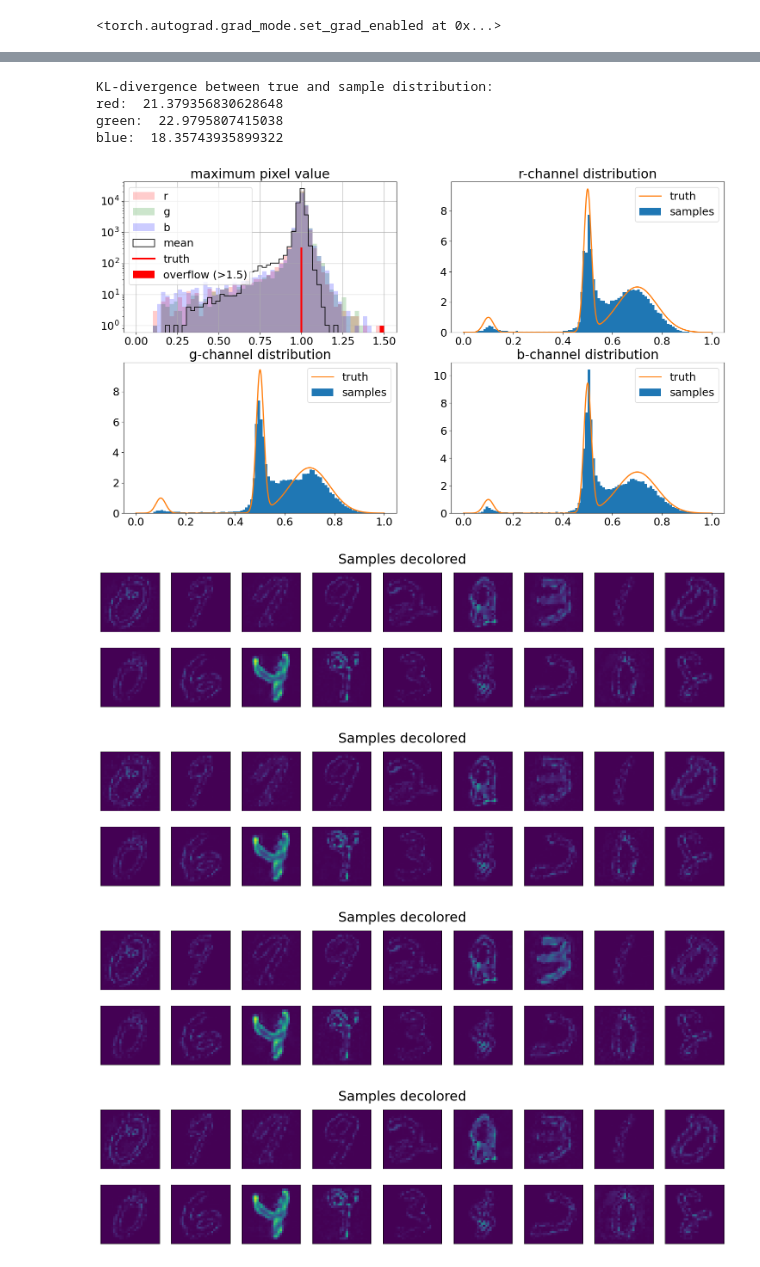
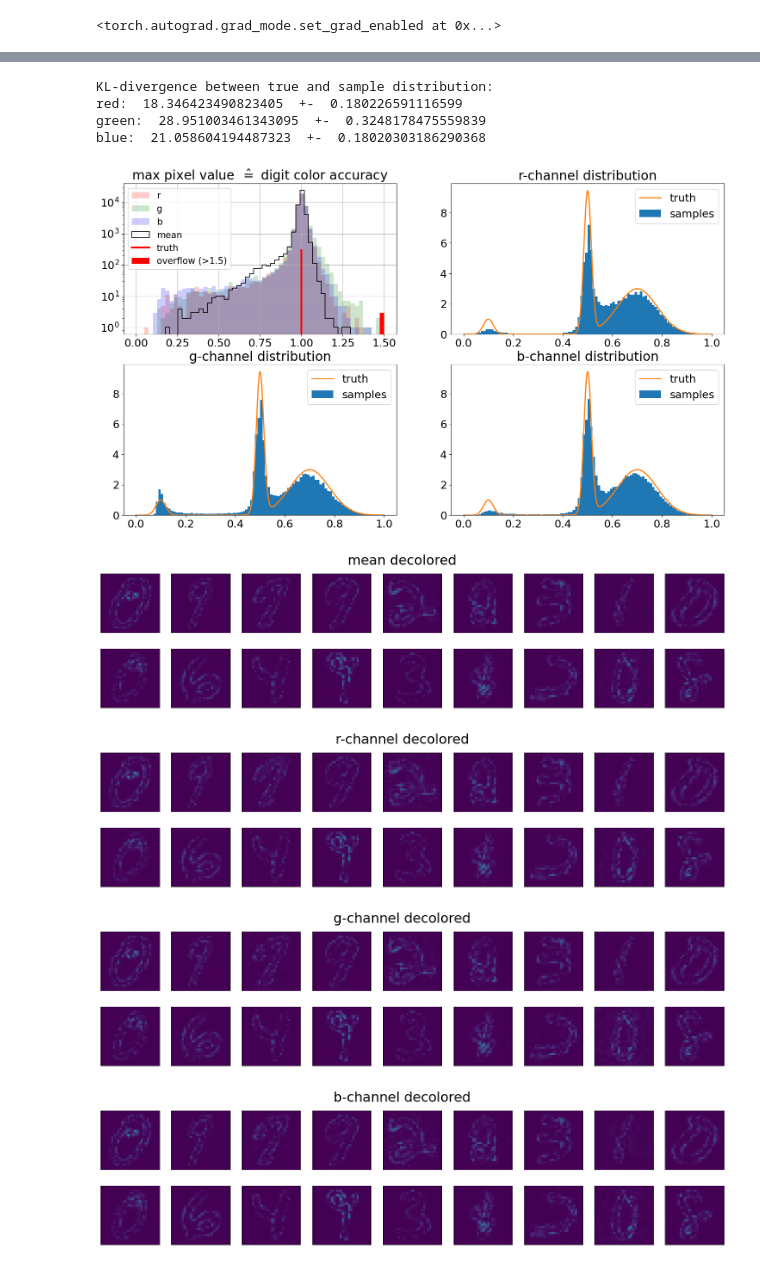
Before and after one commit to jovako/FFF_fiberlearning, a Jupyter notebook: notebooks/Fiber_Learning/evaluate_cmnist.ipynb, the cells around one changed output, grey strips where cells are left out. Cells and saved outputs as stored; diff of their text form; code cells hidden in the pictures.

Commit message:
improve colormnist evaluation

```diff
--- a/notebooks/Fiber_Learning/evaluate_cmnist.ipynb
+++ b/notebooks/Fiber_Learning/evaluate_cmnist.ipynb
@@ -176,7 +188,7 @@ def evaluate_model(model2plt):
     """
     return fiber_samples, data_samples, reconstructions
 # %%
-samples, test_samples, rec = evaluate_model(model)
+samples_list, test_samples_list, rec_list = evaluate_model(model, 10)
 # %% [output]
 sampling...
 [figure]
@@ -189,7 +202,31 @@ torch.Size([40000, 3, 28, 28])
+# %%
+def compute_kl_mean(sample_list):
+    kls_r = []
+    kls_g = []
+    kls_b = []
+    for samples in sample_list:
+        _, colors = Decolorize(samples)
+        kls_c = []
+        for c in range(3):
+            H, bins = np.histogram(colors[:,c].cpu(), bins=100, range=[0, 1],density=True)
+            kls_c.append(np.sum(kl_div(H, gaussian_mix_dense(bins[:-1]+(bins[1]-bins[0])/2))))
+        kls_r.append(kls_c[0])
+        kls_g.append(kls_c[1])
+        kls_b.append(kls_c[2])
+    kl_r = np.array(kls_r).mean()
+    kl_g = np.array(kls_g).mean()
+    kl_b = np.array(kls_b).mean()
+    kl_r_std = np.array(kls_r).std()/np.sqrt(float(len(sample_list)))
+    kl_g_std = np.array(kls_g).std()/np.sqrt(float(len(sample_list)))
+    kl_b_std = np.array(kls_b).std()/np.sqrt(float(len(sample_list)))
+    return [kl_r, kl_g, kl_b], [kl_r_std, kl_g_std, kl_b_std]
 # %%
+samples = samples_list[0]
+test_samples = test_samples_list[0]
+rec = rec_list[0]
 x_dc, c = Decolorize(samples)
 fig, axes = plt.subplots(nrows=2, ncols=2, figsize=(18, 10))
-axes[0,0].set_title(r"maximum pixel value")
+axes[0,0].set_title(r"max pixel value$\hat{\,\,\,=}$ digit color accuracy")
 max_bin = 1.5
 #axes[0,0].hist(torch.max(torch.mean(x_dc,1).reshape(-1,28*28),-1)[0].cpu(),bins=60, alpha=0.5, label="mean")
 bins = np.linspace(0, max_bin, 60)
@@ -211,46 +248,47 @@ overflow_position = [last_bin_edge + (bins[1] - bins[0]) / 2]  # Position for th
 axes[0,0].hist(hist1, bins=regular_bins, label="r", color="r",alpha=0.2, linewidth=0.7,histtype='stepfilled')
 axes[0,0].bar(overflow_position, num_overflow, width=bins[1] - bins[0], color='red', label=f'overflow (>{max_bin})')
 axes[0,0].hist(hist2, bins=regular_bins, label="g", color="g",alpha=0.2, linewidth=0.7,histtype='stepfilled')
 axes[0,0].hist(hist3, bins=regular_bins, label="b", color="b",alpha=0.2, linewidth=0.7,histtype='stepfilled')
 axes[0,0].hist(hist4, bins=regular_bins, label="mean", color="black",histtype='step', linewidth=1.2)
 axes[0,0].plot((1,1),(0,300),c="r", linewidth=3, label="truth")
 axes[0,0].grid(True)
-axes[0,0].legend()
+axes[0,0].legend(prop={'size': 15})
 axes[0,0].set_yscale("log")
 
+kl_div_all, kl_div_all_std = compute_kl_mean(samples_list)
 axes[0,1].set_title(r"r-channel distribution")
 H, bins = np.histogram(c[:,0].cpu(), bins=100, range=[0, 1],density=True)
 print("KL-divergence between true and sample distribution:")
-print("red: ", np.sum(kl_div(H, gaussian_mix_dense(bins[:-1]+(bins[1]-bins[0])/2))))
+print("red: ", kl_div_all[0], " +- ", kl_div_all_std[0])
 axes[0,1].bar(bins[:-1]+(bins[1]-bins[0])/2,H,width=bins[1]-bins[0], label="samples")
 x = np.linspace(0,1,1000)
 axes[0,1].plot(x, gaussian_mix_dense(x), linewidth=2, label="truth", color="tab:orange")
 axes[0,1].legend()
 
 axes[1,0].set_title(r"g-channel distribution")
 H, bins = np.histogram(c[:,1].cpu(), bins=100, range=[0, 1],density=True)
-print("green: ", np.sum(kl_div(H, gaussian_mix_dense(bins[:-1]+(bins[1]-bins[0])/2))))
+print("green: ", kl_div_all[1], " +- ", kl_div_all_std[1])
 axes[1,0].bar(bins[:-1]+(bins[1]-bins[0])/2,H,width=bins[1]-bins[0], label="samples")
 axes[1,0].plot(x, gaussian_mix_dense(x), linewidth=2, label="truth", color="tab:orange")
 axes[1,0].legend()
 
 axes[1,1].set_title(r"b-channel distribution")
 H, bins = np.histogram(c[:,2].cpu(), bins=100, range=[0, 1],density=True)
-print("blue: ", np.sum(kl_div(H, gaussian_mix_dense(bins[:-1]+(bins[1]-bins[0])/2))))
+print("blue: ", kl_div_all[2], " +- ", kl_div_all_std[2])
 axes[1,1].bar(bins[:-1]+(bins[1]-bins[0])/2,H,width=bins[1]-bins[0], label="samples")
 axes[1,1].plot(x, gaussian_mix_dense(x), linewidth=2, label="truth", color="tab:orange")
 axes[1,1].legend()
-plot_images_28(torch.abs(torch.mean(x_dc,1)-rec.reshape(-1,28,28)),"Samples decolored","",n_rows=2)
-plot_images_28(torch.abs(x_dc[:,0,:,:]-rec.reshape(-1,28,28)),"Samples decolored","",n_rows=2)
-plot_images_28(torch.abs(x_dc[:,1,:,:]-rec.reshape(-1,28,28)),"Samples decolored","",n_rows=2)
-plot_images_28(torch.abs(x_dc[:,2,:,:]-rec.reshape(-1,28,28)),"Samples decolored","",n_rows=2)
+plot_images_28(torch.abs(torch.mean(x_dc,1)-rec.reshape(-1,28,28)),"mean decolored","",n_rows=2)
+plot_images_28(torch.abs(x_dc[:,0,:,:]-rec.reshape(-1,28,28)),"r-channel decolored","",n_rows=2)
+plot_images_28(torch.abs(x_dc[:,1,:,:]-rec.reshape(-1,28,28)),"g-channel decolored","",n_rows=2)
+plot_images_28(torch.abs(x_dc[:,2,:,:]-rec.reshape(-1,28,28)),"b-channel decolored","",n_rows=2)
 # %% [output]
 KL-divergence between true and sample distribution:
-red:  21.379356830628648
-green:  22.9795807415038
-blue:  18.35743935899322
+red:  18.346423490823405  +-  0.180226591116599
+green:  28.951003461343095  +-  0.3248178475559839
+blue:  21.058604194487323  +-  0.18020303186290368
-[figure, old version]
+[figure, new version]
-[figure, old version]
+[figure, new version]
-[figure, old version]
+[figure, new version]
-[figure, old version]
+[figure, new version]
-[figure, old version]
+[figure, new version]
```
Also changed, not shown: parts of 11 cells of this notebook.
